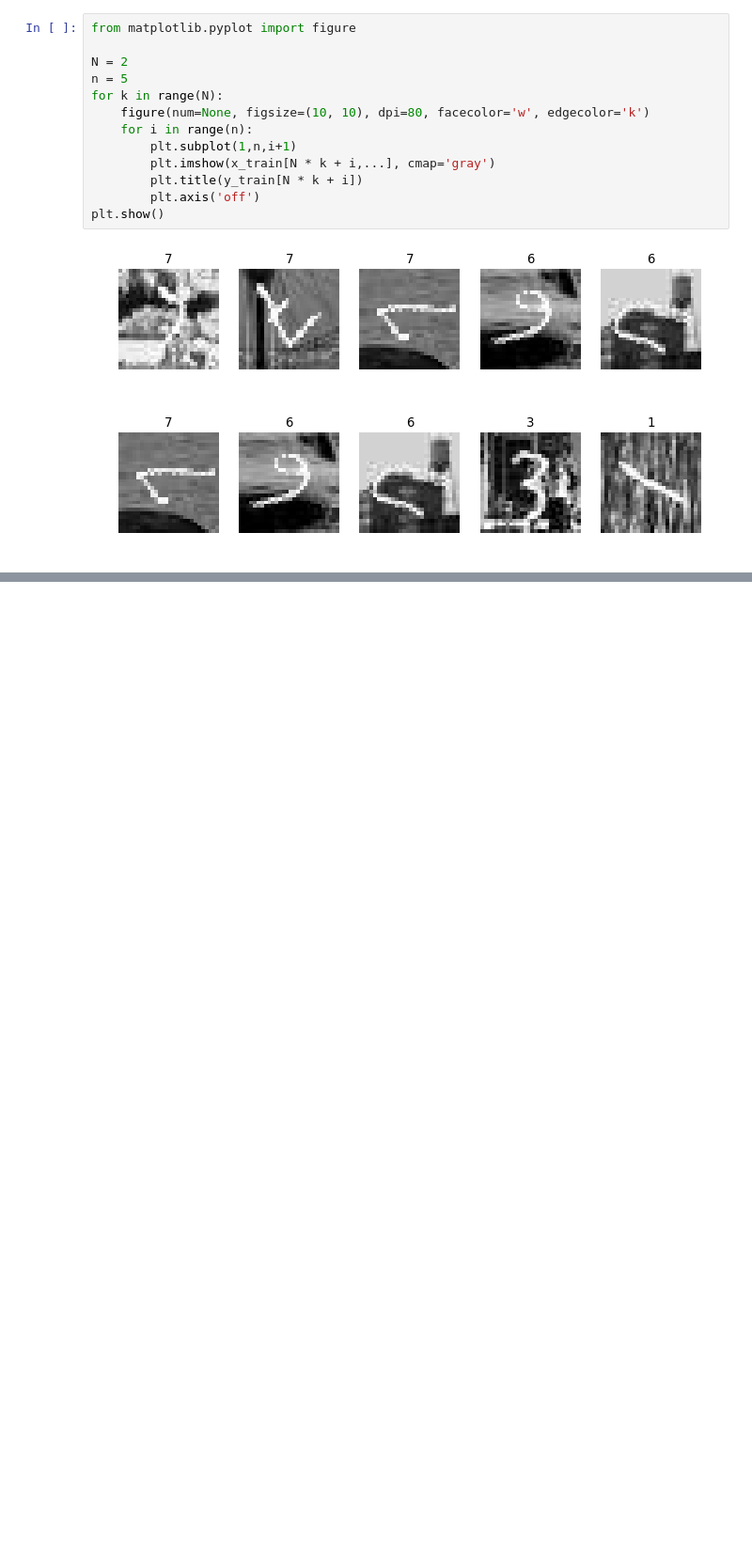
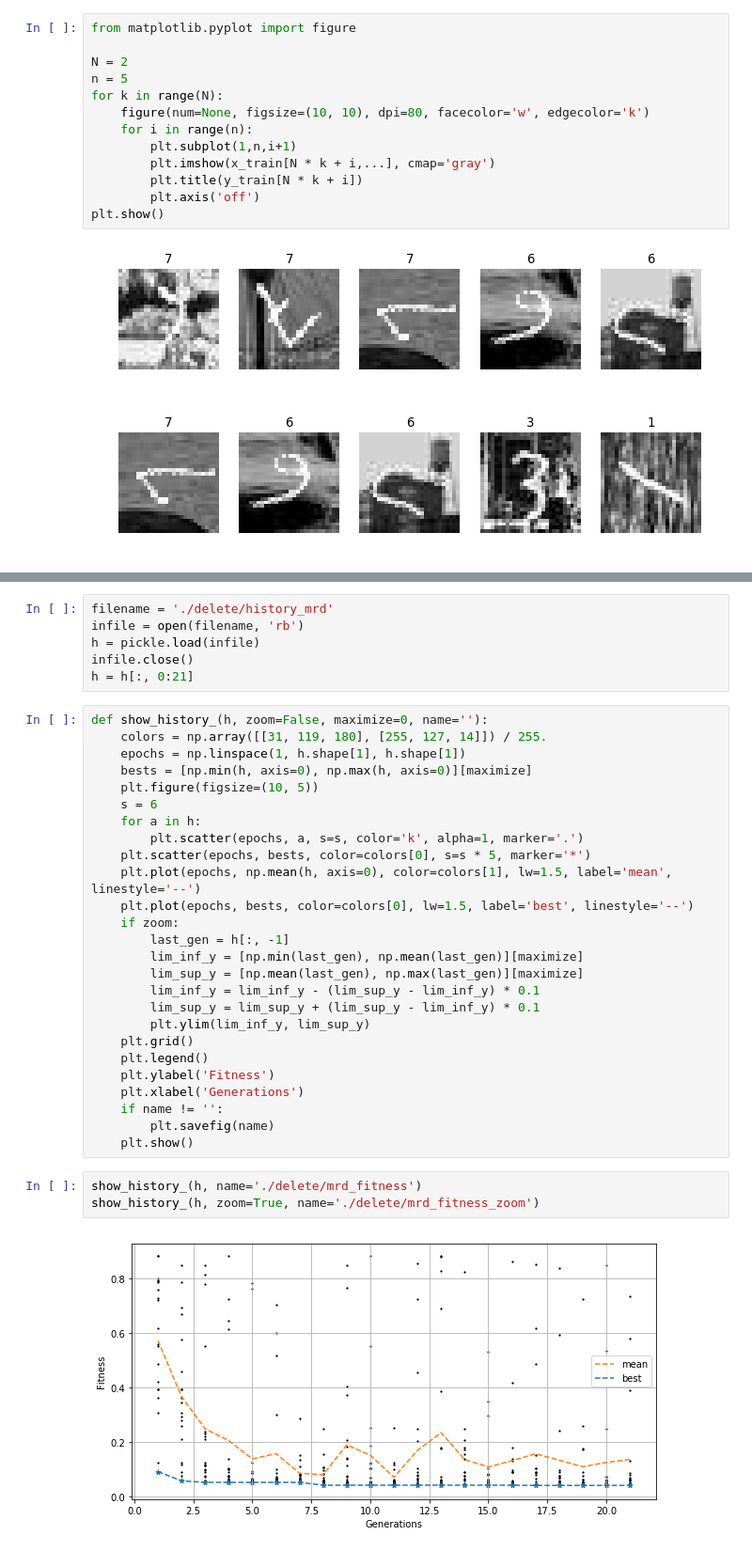
Before and after one commit to DanielMontecino/NeuroEvolution, a Jupyter notebook: pruebas.ipynb, the cells around one changed output, grey strips where cells are left out. Shown at 94% size. Cells and saved outputs as stored; diff of their text form; blank space fills up the shorter version.

```diff
--- a/pruebas.ipynb
+++ b/pruebas.ipynb
@@ -627,0 +792,37 @@ Val loss: 1.3926,Val acc: 0.5358
+# %%
+filename = './delete/history_mrd'
+infile = open(filename, 'rb')
+h = pickle.load(infile)
+infile.close()
+h = h[:, 0:21]
+# %%
+def show_history_(h, zoom=False, maximize=0, name=''):
+    colors = np.array([[31, 119, 180], [255, 127, 14]]) / 255.
+    epochs = np.linspace(1, h.shape[1], h.shape[1])
+    bests = [np.min(h, axis=0), np.max(h, axis=0)][maximize]
+    plt.figure(figsize=(10, 5))
+    s = 6
+    for a in h:
+        plt.scatter(epochs, a, s=s, color='k', alpha=1, marker='.')
+    plt.scatter(epochs, bests, color=colors[0], s=s * 5, marker='*')
+    plt.plot(epochs, np.mean(h, axis=0), color=colors[1], lw=1.5, label='mean', linestyle='--')
+    plt.plot(epochs, bests, color=colors[0], lw=1.5, label='best', linestyle='--')
+    if zoom:
+        last_gen = h[:, -1]
+        lim_inf_y = [np.min(last_gen), np.mean(last_gen)][maximize]
+        lim_sup_y = [np.mean(last_gen), np.max(last_gen)][maximize]
+        lim_inf_y = lim_inf_y - (lim_sup_y - lim_inf_y) * 0.1
+        lim_sup_y = lim_sup_y + (lim_sup_y - lim_inf_y) * 0.1
+        plt.ylim(lim_inf_y, lim_sup_y)
+    plt.grid()
+    plt.legend()
+    plt.ylabel('Fitness')
+    plt.xlabel('Generations')
+    if name != '':
+        plt.savefig(name)
+    plt.show()
+# %%
+show_history_(h, name='./delete/mrd_fitness')
+show_history_(h, zoom=True, name='./delete/mrd_fitness_zoom')
+# %% [output]
+[figure, added]
```
Also changed, not shown: parts of 17 cells of this notebook, 9 other files.
